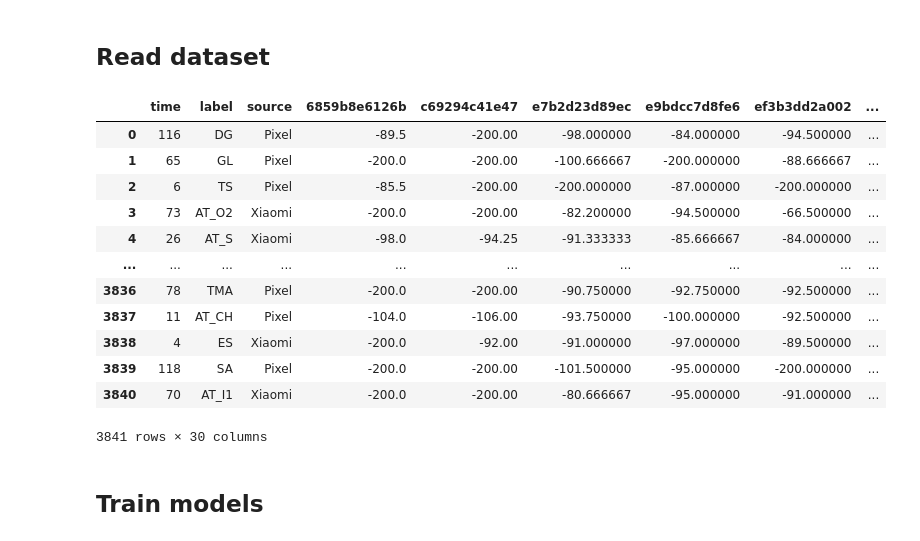
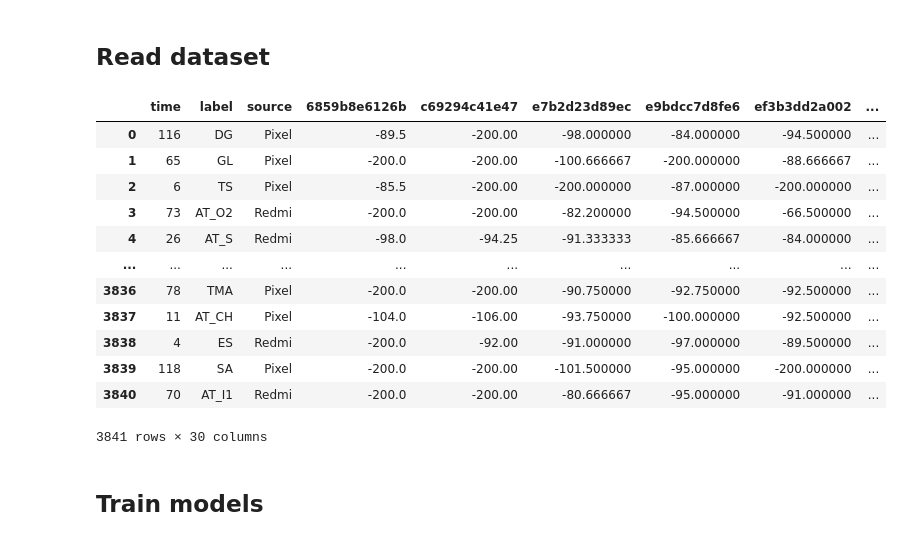
Before and after one commit to edrdo/indoor_positioning_paper_sup_material, a Jupyter notebook: BRSSI_Train.ipynb, the cells around one changed output. Cells and saved outputs as stored; diff of their text form; code cells hidden in the pictures.

```diff
--- a/BRSSI_Train.ipynb
+++ b/BRSSI_Train.ipynb
@@ -17,22 +17,22 @@ import sklearn.svm
 # %% [markdown]
 ## Read dataset
 # %%
-DATASET_FILE  = 'dataset_train.tsv'
+DATASET_FILE  = 'datasets/brssi/train.tsv'
 train_data = pd.read_csv(DATASET_FILE,sep='\t')
 train_data
 # %% [output]
 |  | time | label | source | 6859b8e6126b | c69294c41e47 | e7b2d23d89ec | e9bdcc7d8fe6 | ef3b3dd2a002 | ... |
 | 0 | 116 | DG | Pixel | -89.5 | -200.00 | -98.000000 | -84.000000 | -94.500000 | ... |
 | 1 | 65 | GL | Pixel | -200.0 | -200.00 | -100.666667 | -200.000000 | -88.666667 | ... |
 | 2 | 6 | TS | Pixel | -85.5 | -200.00 | -200.000000 | -87.000000 | -200.000000 | ... |
-| 3 | 73 | AT_O2 | Xiaomi | -200.0 | -200.00 | -82.200000 | -94.500000 | -66.500000 | ... |
-| 4 | 26 | AT_S | Xiaomi | -98.0 | -94.25 | -91.333333 | -85.666667 | -84.000000 | ... |
+| 3 | 73 | AT_O2 | Redmi | -200.0 | -200.00 | -82.200000 | -94.500000 | -66.500000 | ... |
+| 4 | 26 | AT_S | Redmi | -98.0 | -94.25 | -91.333333 | -85.666667 | -84.000000 | ... |
 | ... | ... | ... | ... | ... | ... | ... | ... | ... | ... |
 | 3836 | 78 | TMA | Pixel | -200.0 | -200.00 | -90.750000 | -92.750000 | -92.500000 | ... |
 | 3837 | 11 | AT_CH | Pixel | -104.0 | -106.00 | -93.750000 | -100.000000 | -92.500000 | ... |
-| 3838 | 4 | ES | Xiaomi | -200.0 | -92.00 | -91.000000 | -97.000000 | -89.500000 | ... |
+| 3838 | 4 | ES | Redmi | -200.0 | -92.00 | -91.000000 | -97.000000 | -89.500000 | ... |
 | 3839 | 118 | SA | Pixel | -200.0 | -200.00 | -101.500000 | -95.000000 | -200.000000 | ... |
-| 3840 | 70 | AT_I1 | Xiaomi | -200.0 | -200.00 | -80.666667 | -95.000000 | -91.000000 | ... |
+| 3840 | 70 | AT_I1 | Redmi | -200.0 | -200.00 | -80.666667 | -95.000000 | -91.000000 | ... |
 3841 rows × 30 columns
 # %% [markdown]
 ## Train models
```
Also changed, not shown: parts of 2 cells of this notebook.
